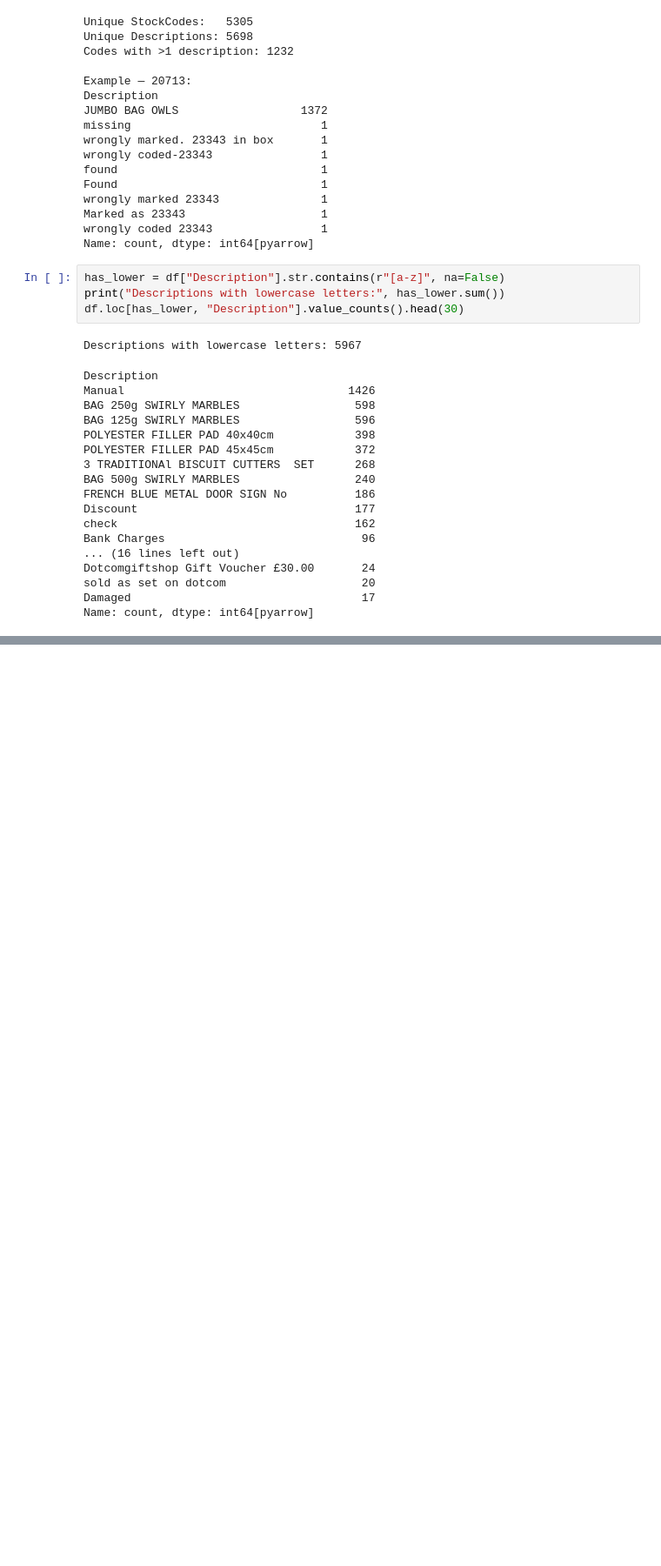
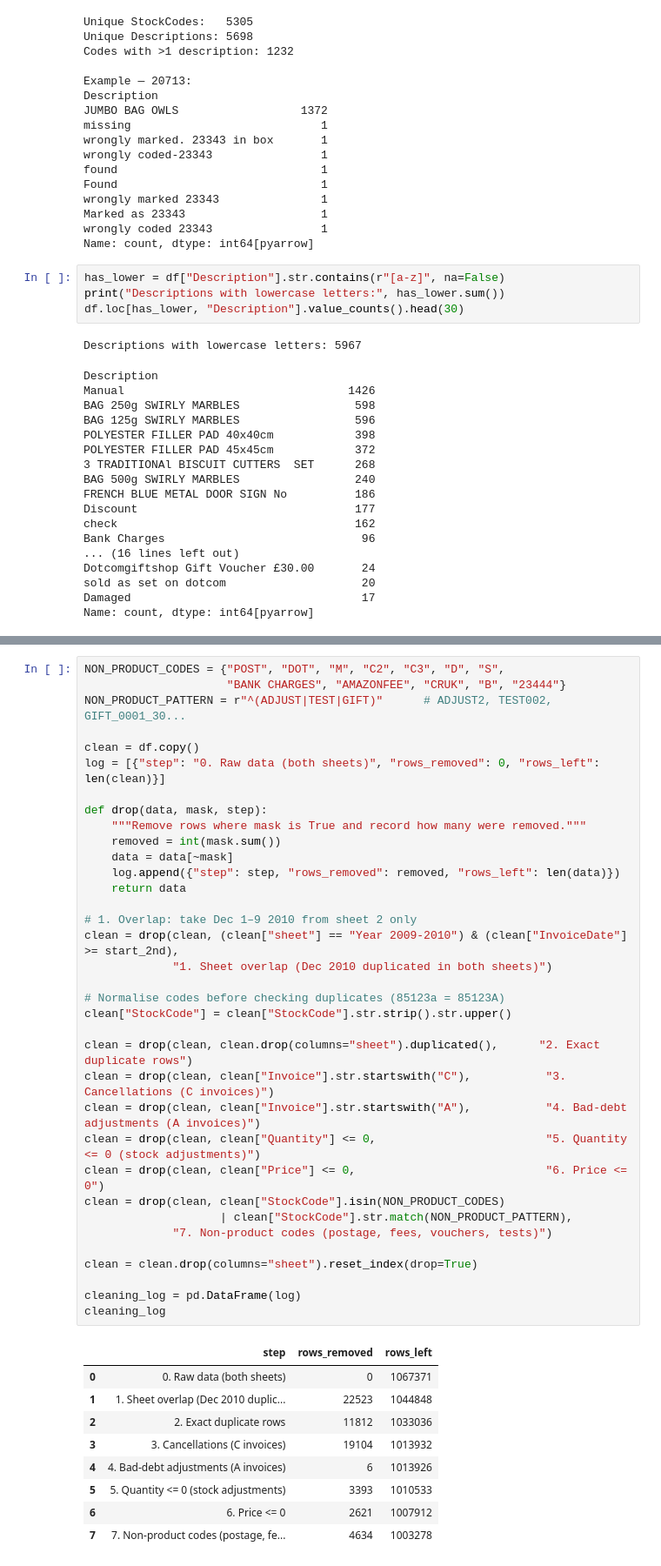
Before and after one commit to Ysharbat/market-basket-next-product, a Jupyter notebook: notebooks/01_cleaning_eda.ipynb, the cells around one changed output, grey strips where cells are left out. Shown at 87% size. Saved outputs shown, nothing was run; the diff lists cells and outputs as text; blank space fills up the shorter version.

Commit message:
Cleaning rules with row-count log

```diff
--- a/notebooks/01_cleaning_eda.ipynb
+++ b/notebooks/01_cleaning_eda.ipynb
@@ -265,0 +297,45 @@ Name: count, dtype: int64[pyarrow]
+# %%
+NON_PRODUCT_CODES = {"POST", "DOT", "M", "C2", "C3", "D", "S",
+                     "BANK CHARGES", "AMAZONFEE", "CRUK", "B", "23444"}
+NON_PRODUCT_PATTERN = r"^(ADJUST|TEST|GIFT)"      # ADJUST2, TEST002, GIFT_0001_30...
+
+clean = df.copy()
+log = [{"step": "0. Raw data (both sheets)", "rows_removed": 0, "rows_left": len(clean)}]
+
+def drop(data, mask, step):
+    """Remove rows where mask is True and record how many were removed."""
+    removed = int(mask.sum())
+    data = data[~mask]
+    log.append({"step": step, "rows_removed": removed, "rows_left": len(data)})
+    return data
+
+# 1. Overlap: take Dec 1–9 2010 from sheet 2 only
+clean = drop(clean, (clean["sheet"] == "Year 2009-2010") & (clean["InvoiceDate"] >= start_2nd),
+             "1. Sheet overlap (Dec 2010 duplicated in both sheets)")
+
+# Normalise codes before checking duplicates (85123a = 85123A)
+clean["StockCode"] = clean["StockCode"].str.strip().str.upper()
+
+clean = drop(clean, clean.drop(columns="sheet").duplicated(),      "2. Exact duplicate rows")
+clean = drop(clean, clean["Invoice"].str.startswith("C"),           "3. Cancellations (C invoices)")
+clean = drop(clean, clean["Invoice"].str.startswith("A"),           "4. Bad-debt adjustments (A invoices)")
+clean = drop(clean, clean["Quantity"] <= 0,                         "5. Quantity <= 0 (stock adjustments)")
+clean = drop(clean, clean["Price"] <= 0,                            "6. Price <= 0")
+clean = drop(clean, clean["StockCode"].isin(NON_PRODUCT_CODES)
+                    | clean["StockCode"].str.match(NON_PRODUCT_PATTERN),
+             "7. Non-product codes (postage, fees, vouchers, tests)")
+
+clean = clean.drop(columns="sheet").reset_index(drop=True)
+
+cleaning_log = pd.DataFrame(log)
+cleaning_log
+# %% [output]
+|  | step | rows_removed | rows_left |
+| 0 | 0. Raw data (both sheets) | 0 | 1067371 |
+| 1 | 1. Sheet overlap (Dec 2010 duplic... | 22523 | 1044848 |
+| 2 | 2. Exact duplicate rows | 11812 | 1033036 |
+| 3 | 3. Cancellations (C invoices) | 19104 | 1013932 |
+| 4 | 4. Bad-debt adjustments (A invoices) | 6 | 1013926 |
+| 5 | 5. Quantity <= 0 (stock adjustments) | 3393 | 1010533 |
+| 6 | 6. Price <= 0 | 2621 | 1007912 |
+| 7 | 7. Non-product codes (postage, fe... | 4634 | 1003278 |
```
Also changed, not shown: parts of 10 cells of this notebook.
